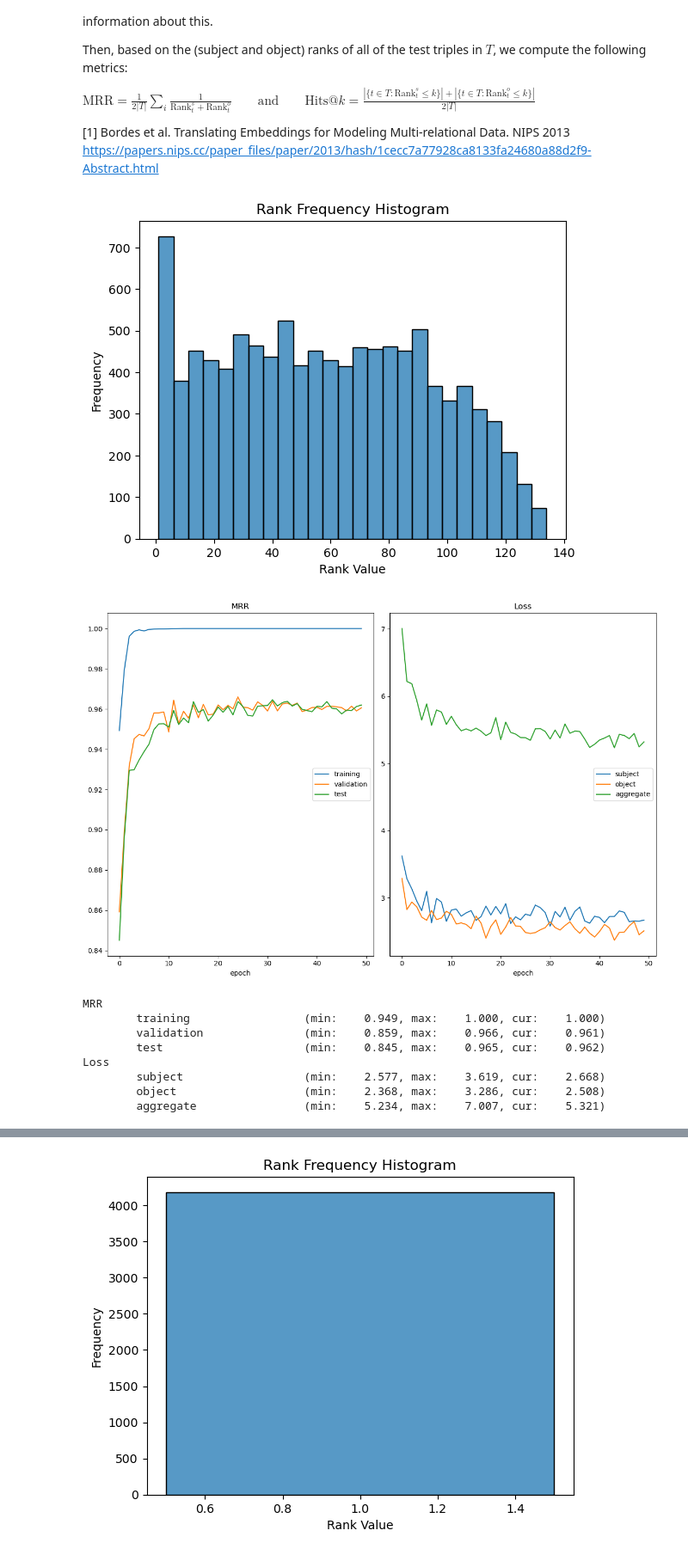
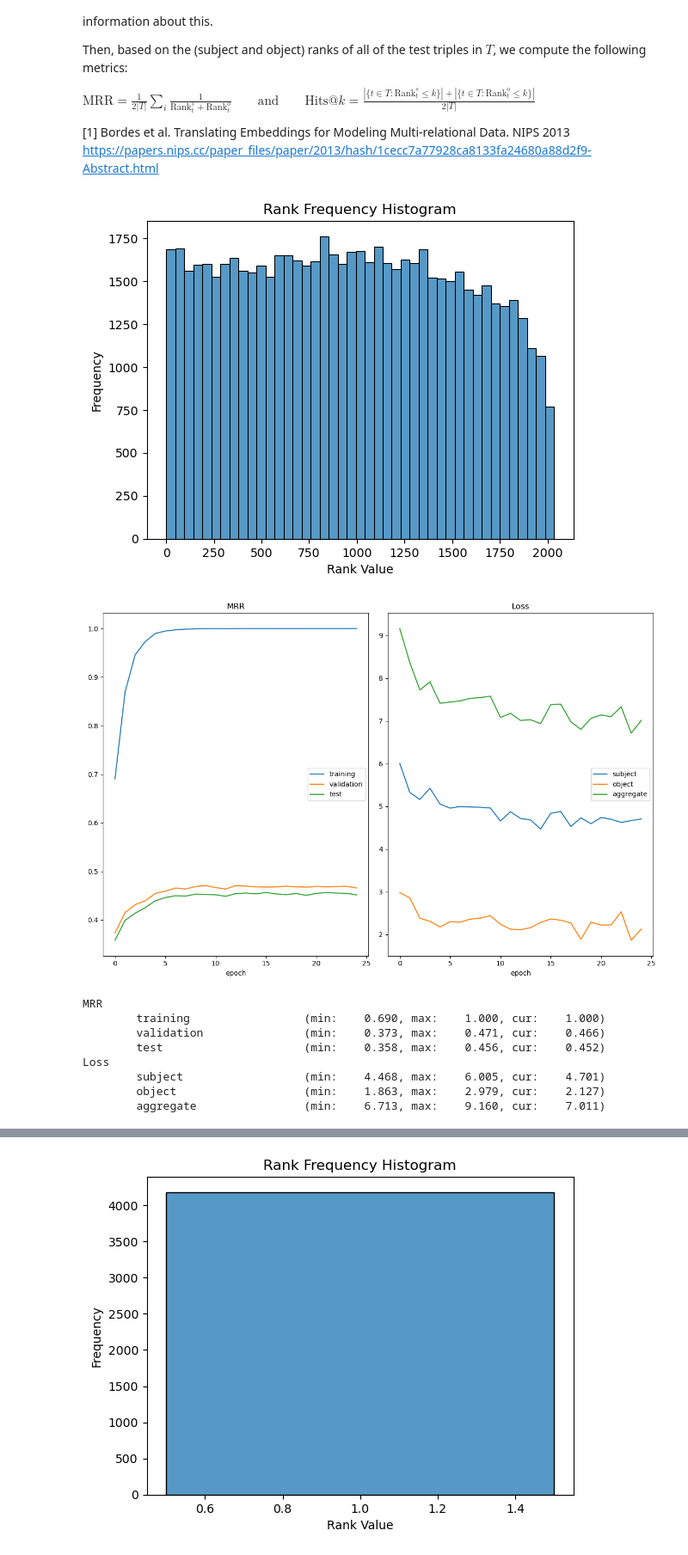
Before and after one commit to FlintyTub49/augmentation-diss, a Jupyter notebook: KGC Embeddings.ipynb, the cells around one changed output, grey strips where cells are left out. Shown at 86% size. Cells and saved outputs as stored; diff of their text form; code cells hidden in the pictures.

Commit message:
KGC Codex-s experiments

```diff
--- a/KGC Embeddings.ipynb
+++ b/KGC Embeddings.ipynb
@@ -32,9 +32,9 @@ def read_triples(path: str) -> List[Tuple[str, str, str]]:
     return triples
 
 
-train_triples_lst = read_triples('text_files/umls/train.tsv')
-valid_triples_lst = read_triples('text_files/umls/dev.tsv')
-test_triples_lst = read_triples('text_files/umls/test.tsv')
+train_triples_lst = read_triples('text_files/codex-s/train.tsv')
+valid_triples_lst = read_triples('text_files/codex-s/valid.tsv')
+test_triples_lst = read_triples('text_files/codex-s/test.tsv')
 
 train_df = pd.DataFrame(train_triples_lst, columns =['Subject', 'Predicate', 'Object'])
 train_df
@@ -497,13 +497,13 @@ plt.title('Rank Frequency Histogram')
 # Display the plot
 plt.show()
 # %% [output]
-[figure, old version]
+[figure, new version]
 # %%
 # Let's train this model! First, let's implement a training loop
 optimiser = optim.Adagrad(model.parameters(), lr=0.1)
 regulariser = F2()
 
-nb_epochs = 50
+nb_epochs = 25
 batch_size = 128
 regulariser_weight = 0.001
 
@@ -536,39 +536,39 @@ for epoch_no in range(1, nb_epochs + 1):
 
     # Calculate the mismatch between the predicted scores and the gold truth -- the true subjects and objects of the triples
     s_loss = loss_function(s_scores, triple_batch[:, 0])
     o_loss = loss_function(o_scores, triple_batch[:, 2])
 
     factors = [model.factor(triple_batch[:, 0], is_entity=True),
                model.factor(triple_batch[:, 1], is_entity=False),
                model.factor(triple_batch[:, 2], is_entity=True)]
 
     # The loss is given by the "mismatch (loss) value" mentioned earlier, and a regularisation term
     loss = s_loss + o_loss + regulariser_weight * regulariser(factors)
 
     optimiser.zero_grad()
 
     # Compute the gradient of the training objective (L(θ) + λΩ(θ)) with respect to θ (entity and predicate embeddings)
     loss.backward()
 
     # Perform one stochastic gradient descent step
     optimiser.step()
 
   train_metrics = evaluate(test_triples=train_t, all_triples=all_t, model=model)
   valid_metrics = evaluate(test_triples=valid_t, all_triples=all_t, model=model)
   test_metrics = evaluate(test_triples=test_t, all_triples=all_t, model=model)
 
   logs = {'subject_loss': s_loss.item(), 'object_loss': o_loss.item(), 'aggregate_loss': loss.item(),
           'train_MRR': train_metrics['mrr'], 'val_MRR': valid_metrics['mrr'], 'test_MRR': test_metrics['mrr']}
 
   liveloss.update(logs)
   liveloss.send()
 # %% [output]
-[figure, old version]
+[figure, new version]
 MRR
-        training                 (min:    0.949, max:    1.000, cur:    1.000)
-        validation               (min:    0.859, max:    0.966, cur:    0.961)
-        test                     (min:    0.845, max:    0.965, cur:    0.962)
+        training                 (min:    0.690, max:    1.000, cur:    1.000)
+        validation               (min:    0.373, max:    0.471, cur:    0.466)
+        test                     (min:    0.358, max:    0.456, cur:    0.452)
 Loss
-        subject                  (min:    2.577, max:    3.619, cur:    2.668)
-        object                   (min:    2.368, max:    3.286, cur:    2.508)
-        aggregate                (min:    5.234, max:    7.007, cur:    5.321)
+        subject                  (min:    4.468, max:    6.005, cur:    4.701)
+        object                   (min:    1.863, max:    2.979, cur:    2.127)
+        aggregate                (min:    6.713, max:    9.160, cur:    7.011)
```
Also changed, not shown: parts of 5 cells of this notebook, 15 other files.
